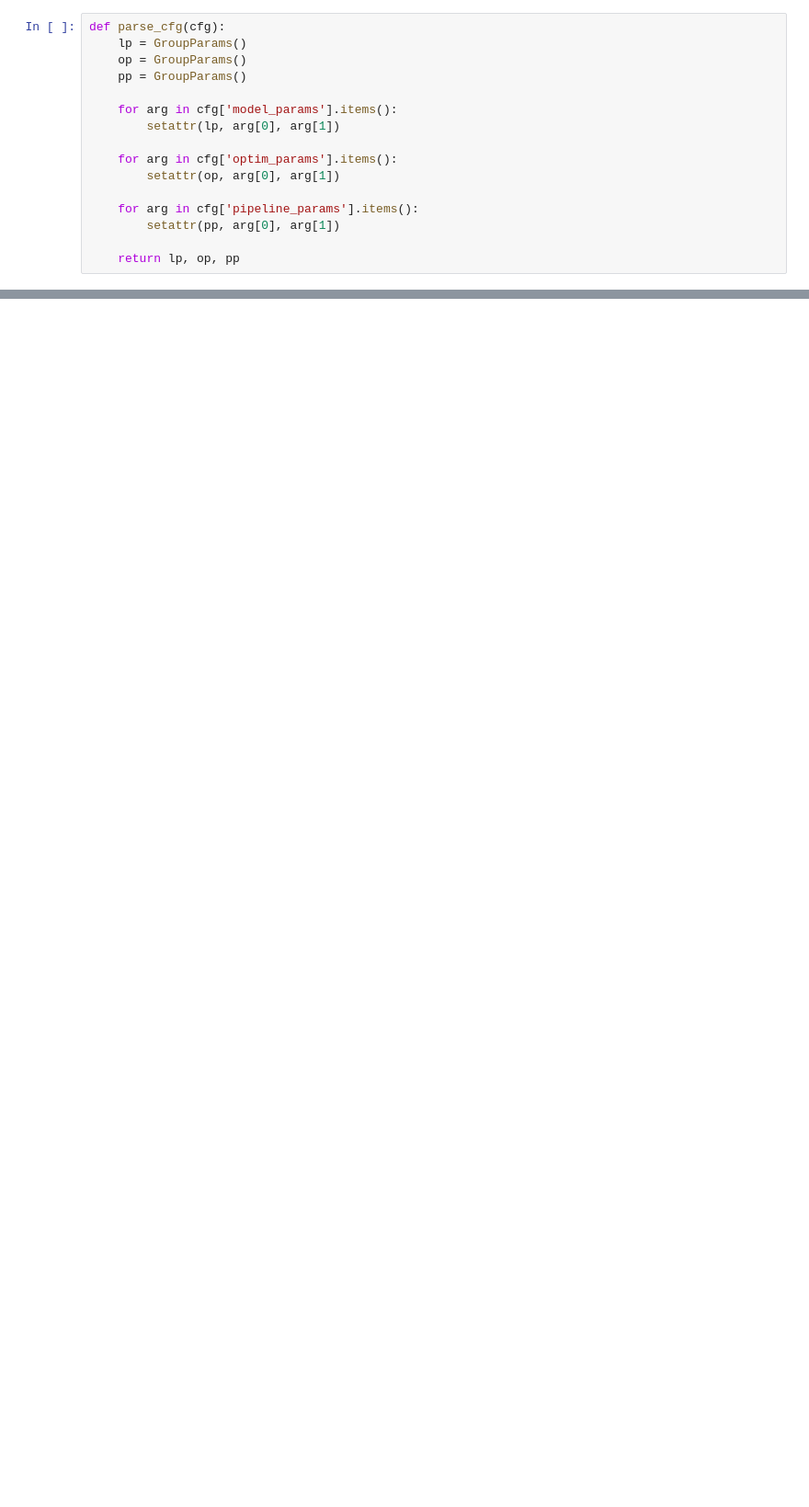
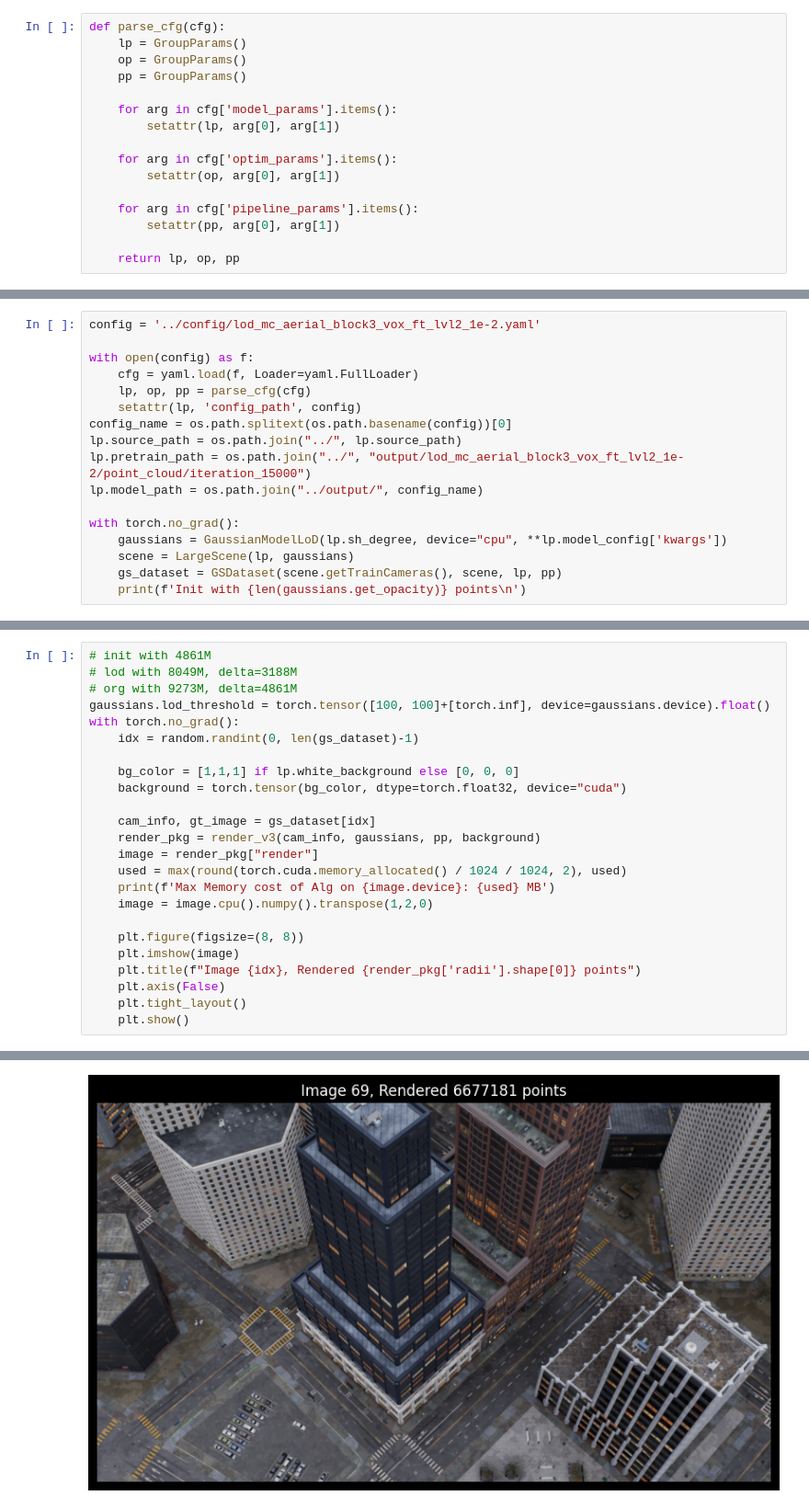
Before and after one commit to DekuLiuTesla/CityGaussian, a Jupyter notebook: notebooks/lod_analysis.ipynb, the cells around one changed output, grey strips where cells are left out. Shown at 92% size. Saved outputs shown, nothing was run; the diff lists cells and outputs as text; blank space fills up the shorter version.

```diff
--- a/notebooks/lod_analysis.ipynb
+++ b/notebooks/lod_analysis.ipynb
@@ -34,0 +37,17 @@ def parse_cfg(cfg):
+# %%
+config = '../config/lod_mc_aerial_block3_vox_ft_lvl2_1e-2.yaml'
+
+with open(config) as f:
+    cfg = yaml.load(f, Loader=yaml.FullLoader)
+    lp, op, pp = parse_cfg(cfg)
+    setattr(lp, 'config_path', config)
+config_name = os.path.splitext(os.path.basename(config))[0]
+lp.source_path = os.path.join("../", lp.source_path)
+lp.pretrain_path = os.path.join("../", "output/lod_mc_aerial_block3_vox_ft_lvl2_1e-2/point_cloud/iteration_15000")
+lp.model_path = os.path.join("../output/", config_name)
+
+with torch.no_grad():
+    gaussians = GaussianModelLoD(lp.sh_degree, device="cpu", **lp.model_config['kwargs'])
+    scene = LargeScene(lp, gaussians)
+    gs_dataset = GSDataset(scene.getTrainCameras(), scene, lp, pp)
+    print(f'Init with {len(gaussians.get_opacity)} points\n')
@@ -34,0 +62,25 @@ def parse_cfg(cfg):
+# %%
+# init with 4861M
+# lod with 8049M, delta=3188M
+# org with 9273M, delta=4861M
+gaussians.lod_threshold = torch.tensor([100, 100]+[torch.inf], device=gaussians.device).float()
+with torch.no_grad():
+    idx = random.randint(0, len(gs_dataset)-1)
+
+    bg_color = [1,1,1] if lp.white_background else [0, 0, 0]
+    background = torch.tensor(bg_color, dtype=torch.float32, device="cuda")
+
+    cam_info, gt_image = gs_dataset[idx]
+    render_pkg = render_v3(cam_info, gaussians, pp, background)
+    image = render_pkg["render"]
+    used = max(round(torch.cuda.memory_allocated() / 1024 / 1024, 2), used)
+    print(f'Max Memory cost of Alg on {image.device}: {used} MB')
+    image = image.cpu().numpy().transpose(1,2,0)
+
+    plt.figure(figsize=(8, 8))
+    plt.imshow(image)
+    plt.title(f"Image {idx}, Rendered {render_pkg['radii'].shape[0]} points")
+    plt.axis(False)
+    plt.tight_layout()
+    plt.show()
+# %% [output]
@@ -34,0 +89 @@ def parse_cfg(cfg):
+[figure, added]
```
Also changed, not shown: parts of 8 cells of this notebook, 2 other files.
